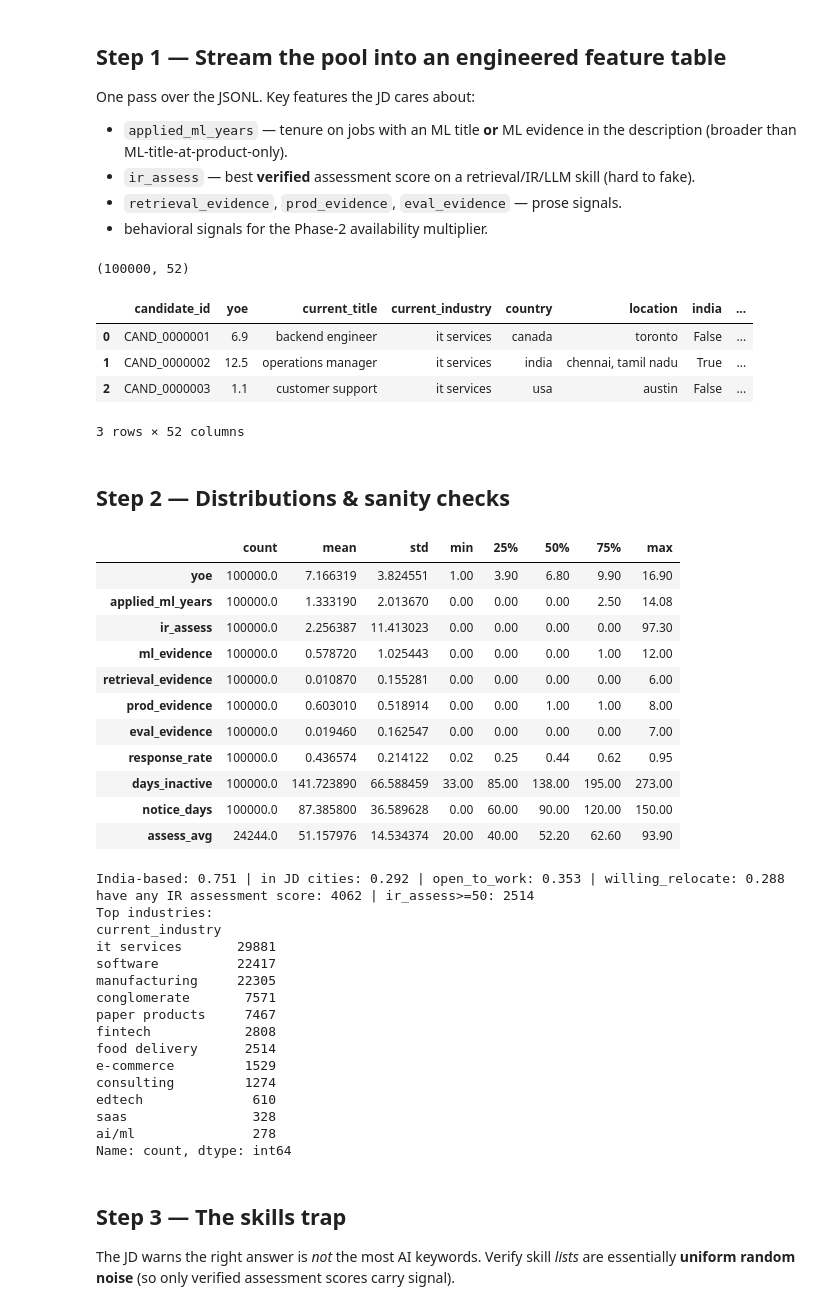
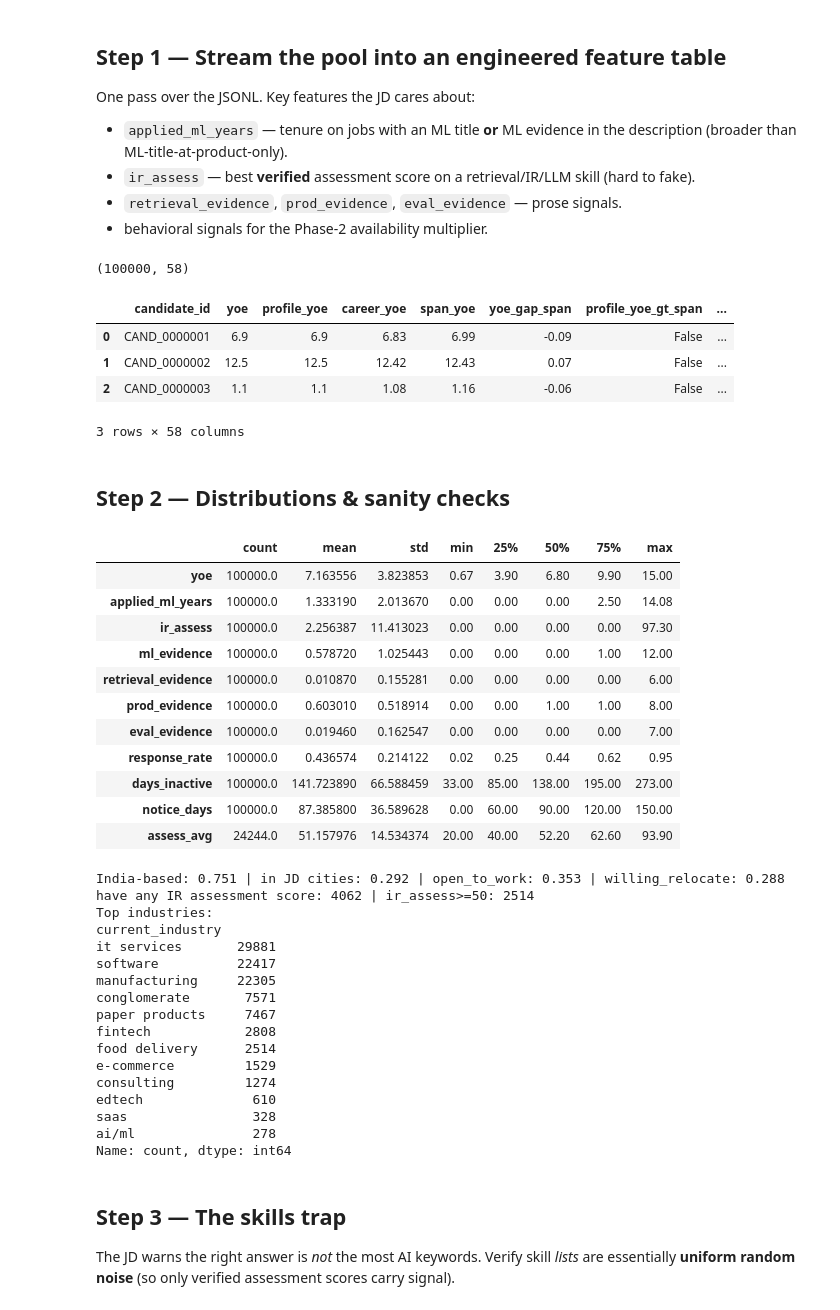
Before and after one commit to vinamravinay12/indiarun_datachallenge, a Jupyter notebook: explore.ipynb, the cells around one changed output. Saved outputs shown, nothing was run; the diff lists cells and outputs as text; code cells hidden in the pictures.

Commit message:
added check to validate if yoe is matching with actual total work experience

```diff
--- a/explore.ipynb
+++ b/explore.ipynb
@@ -180,6 +180,18 @@ with open(DATA) as f:
             if any(m in t for m in ML_TITLE) or any(ph in jd for ph in ML_EVIDENCE): applied_ml_months+=d
         service_share = service_months / career_months if career_months else 0
         product_share = product_months / career_months if career_months else 0
+        career_yoe = round(career_months/12, 2) if career_months else None
+        profile_yoe = p.get('years_of_experience')
+        starts=[parse_date(j.get('start_date')) for j in ch if parse_date(j.get('start_date'))]
+        span_yoe = round((TODAY-min(starts)).days/365.25, 2) if starts else None
+        # Ground YOE in dated career history and first-work span. A claimed YOE above the
+        # first-job-start-to-today span is impossible, not just a weighting issue.
+        yoe_gap_tenure = (profile_yoe - career_yoe) if (profile_yoe is not None and career_yoe is not None) else 0
+        yoe_gap_span = (profile_yoe - span_yoe) if (profile_yoe is not None and span_yoe is not None) else 0
+        profile_yoe_gt_span = bool(yoe_gap_span > 1.5)
+        inflated_yoe = bool(yoe_gap_tenure > 1.5 or profile_yoe_gt_span)
+        yoe_candidates=[v for v in [profile_yoe, career_yoe, span_yoe] if v is not None]
+        yoe = round(min(yoe_candidates), 2) if inflated_yoe and yoe_candidates else profile_yoe
         service_only_career = bool(ch) and service_months == career_months and product_months == 0
         prior_india_work_signal = any(ci in career_text for ci in INDIA_CITIES) or 'india' in career_text or any(emp in company_text for emp in INDIA_EMPLOYER_HINTS)
         # verified retrieval/IR/LLM competency from assessment scores
@@ -191,7 +203,8 @@ with open(DATA) as f:
         days_inactive=(TODAY-la).days if la else None
         rows.append(dict(
             candidate_id=c['candidate_id'],
-            yoe=p.get('years_of_experience'),
+            yoe=yoe, profile_yoe=profile_yoe, career_yoe=career_yoe, span_yoe=span_yoe,
+            yoe_gap_span=round(yoe_gap_span,2), profile_yoe_gt_span=profile_yoe_gt_span, inflated_yoe=inflated_yoe,
             current_title=cur_title,
             current_industry=lc(p.get('current_industry')),
             country=ctry, location=loc,
@@ -214,39 +227,39 @@ with open(DATA) as f:
             prod_evidence=count_hits(text, PROD_EVIDENCE),
             eval_evidence=count_hits(text, EVAL_EVIDENCE),
             python_evidence=count_hits(text, PYTHON_EVIDENCE),
             nice_to_have_hits=count_hits(text, NICE_TO_HAVE),
             framework_demo_hits=count_hits(text, FRAMEWORK_DEMO),
             external_validation_hits=count_hits(text, EXTERNAL_VALIDATION),
             llm_recent_hits=count_hits(text, LLM_RECENT),
             research_hits=count_hits(text, RESEARCH_HINT),
             cv_speech_hits=count_hits(text, CV_SPEECH),
             nlp_present=('nlp' in text or 'retrieval' in text or 'language model' in text or 'information retrieval' in text),
             ai_skill_count=sum(1 for s in sk_names if any(k==s or k in s for k in AI_SKILL_KW)),
             n_skills=len(sk_names),
             edu_tier=(edu[0].get('tier') if edu else None),
             response_rate=sig.get('recruiter_response_rate'),
             days_inactive=days_inactive,
             open_to_work=sig.get('open_to_work_flag'),
             notice_days=sig.get('notice_period_days'),
             willing_relocate=sig.get('willing_to_relocate'),
             interview_completion=sig.get('interview_completion_rate'),
             offer_acceptance=sig.get('offer_acceptance_rate'),
             github=sig.get('github_activity_score'),
             completeness=sig.get('profile_completeness_score'),
             saved_30d=sig.get('saved_by_recruiters_30d'),
             assess_avg=(np.mean(ass_values) if ass_values else None),
             assess_max=(max(ass_values) if ass_values else None),
         ))
 df=pd.DataFrame(rows)
 print(df.shape)
 df.head(3)
 # %% [output]
-(100000, 52)
+(100000, 58)
-|  | candidate_id | yoe | current_title | current_industry | country | location | india | ... |
-| 0 | CAND_0000001 | 6.9 | backend engineer | it services | canada | toronto | False | ... |
-| 1 | CAND_0000002 | 12.5 | operations manager | it services | india | chennai, tamil nadu | True | ... |
-| 2 | CAND_0000003 | 1.1 | customer support | it services | usa | austin | False | ... |
+|  | candidate_id | yoe | profile_yoe | career_yoe | span_yoe | yoe_gap_span | profile_yoe_gt_span | ... |
+| 0 | CAND_0000001 | 6.9 | 6.9 | 6.83 | 6.99 | -0.09 | False | ... |
+| 1 | CAND_0000002 | 12.5 | 12.5 | 12.42 | 12.43 | 0.07 | False | ... |
+| 2 | CAND_0000003 | 1.1 | 1.1 | 1.08 | 1.16 | -0.06 | False | ... |
-3 rows × 52 columns
+3 rows × 58 columns
 # %% [markdown]
 ## Step 2 — Distributions & sanity checks
 # %%
@@ -258,7 +271,7 @@ print('Top industries:')
 print(df.current_industry.value_counts().head(12))
 # %% [output]
 |  | count | mean | std | min | 25% | 50% | 75% | max |
-| yoe | 100000.0 | 7.166319 | 3.824551 | 1.00 | 3.90 | 6.80 | 9.90 | 16.90 |
+| yoe | 100000.0 | 7.163556 | 3.823853 | 0.67 | 3.90 | 6.80 | 9.90 | 15.00 |
 | applied_ml_years | 100000.0 | 1.333190 | 2.013670 | 0.00 | 0.00 | 0.00 | 2.50 | 14.08 |
 | ir_assess | 100000.0 | 2.256387 | 11.413023 | 0.00 | 0.00 | 0.00 | 0.00 | 97.30 |
 | ml_evidence | 100000.0 | 0.578720 | 1.025443 | 0.00 | 0.00 | 0.00 | 1.00 | 12.00 |
```
Also changed, not shown: parts of 6 cells of this notebook, 1 other file.
